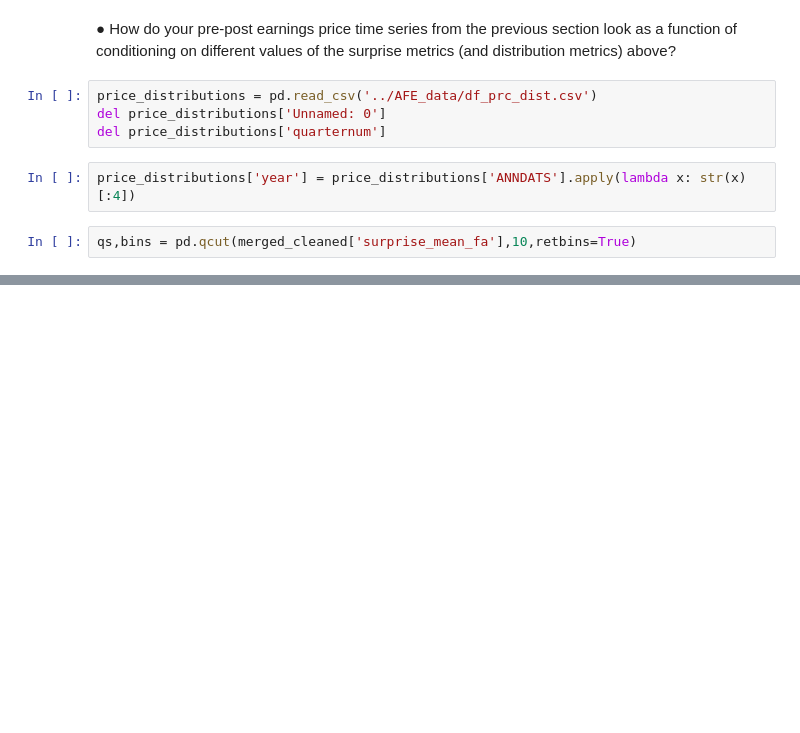
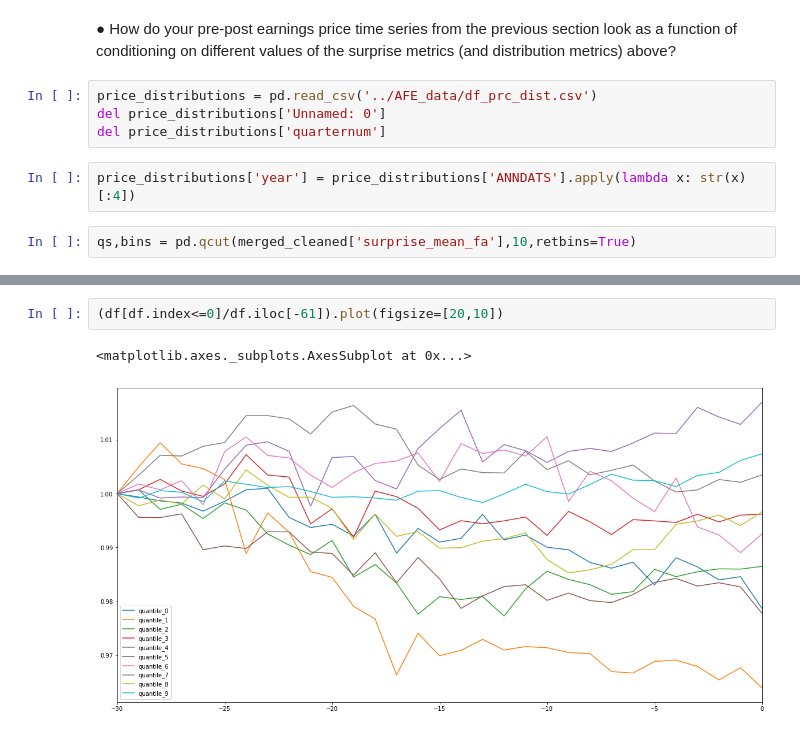
Before and after one commit to DijunLiu1995/DSQF, a Jupyter notebook: analyst_forecast/ipynb/Conditioning+on+Analyst+Surprise-JM - conditioning.ipynb, the cells around one changed output, grey strips where cells are left out. Drawn from its saved outputs; the diff is of its cells as text; blank space fills up the shorter version.

```diff
--- a/analyst_forecast/ipynb/Conditioning+on+Analyst+Surprise-JM - conditioning.ipynb
+++ b/analyst_forecast/ipynb/Conditioning+on+Analyst+Surprise-JM - conditioning.ipynb
@@ -127,0 +143,5 @@ price_distributions['1'].dropna().mean()
+# %%
+(df[df.index<=0]/df.iloc[-61]).plot(figsize=[20,10])
+# %% [output]
+<matplotlib.axes._subplots.AxesSubplot at 0x...>
+[figure, added]
```
Also changed, not shown: parts of 10 cells of this notebook.
